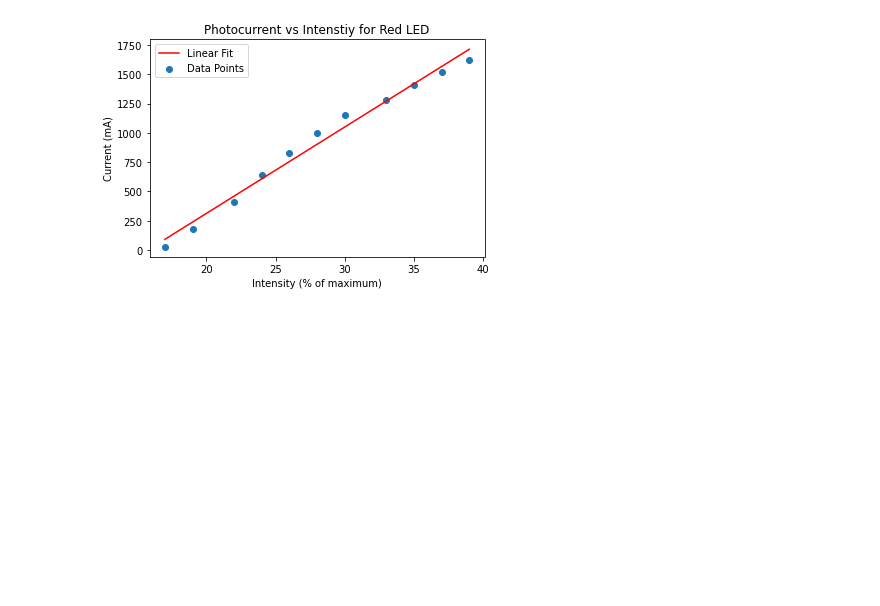
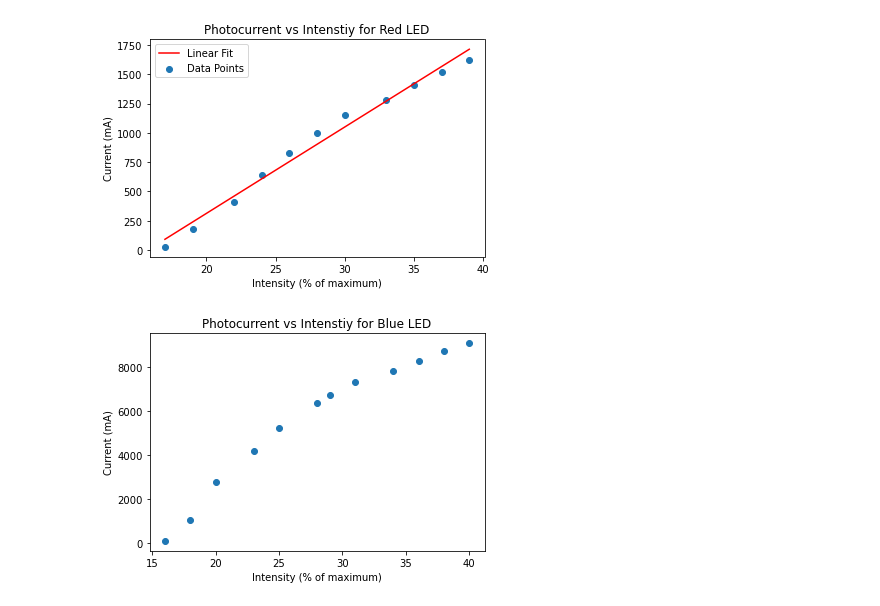
Before and after one commit to evilpegasus/physics5cl, a Jupyter notebook: lab4/5.ipynb, the cells around one changed output. Drawn from its saved outputs; the diff is of its cells as text; code cells hidden in the pictures; blank space fills up the shorter version.

Commit message:
blue graphs

```diff
--- a/lab4/5.ipynb
+++ b/lab4/5.ipynb
@@ -36,3 +35,10 @@ plt.title("Photocurrent vs Intenstiy for Red LED")
 plt.legend();
 # %% [output]
 [figure]
+# %%
+plt.scatter(df_blue["voltage"], df_blue["current"])
+plt.xlabel("Intensity (% of maximum)")
+plt.ylabel("Current (mA)")
+plt.title("Photocurrent vs Intenstiy for Blue LED");
+# %% [output]
+[figure, added]
```
Also changed, not shown: parts of 2 cells of this notebook.
